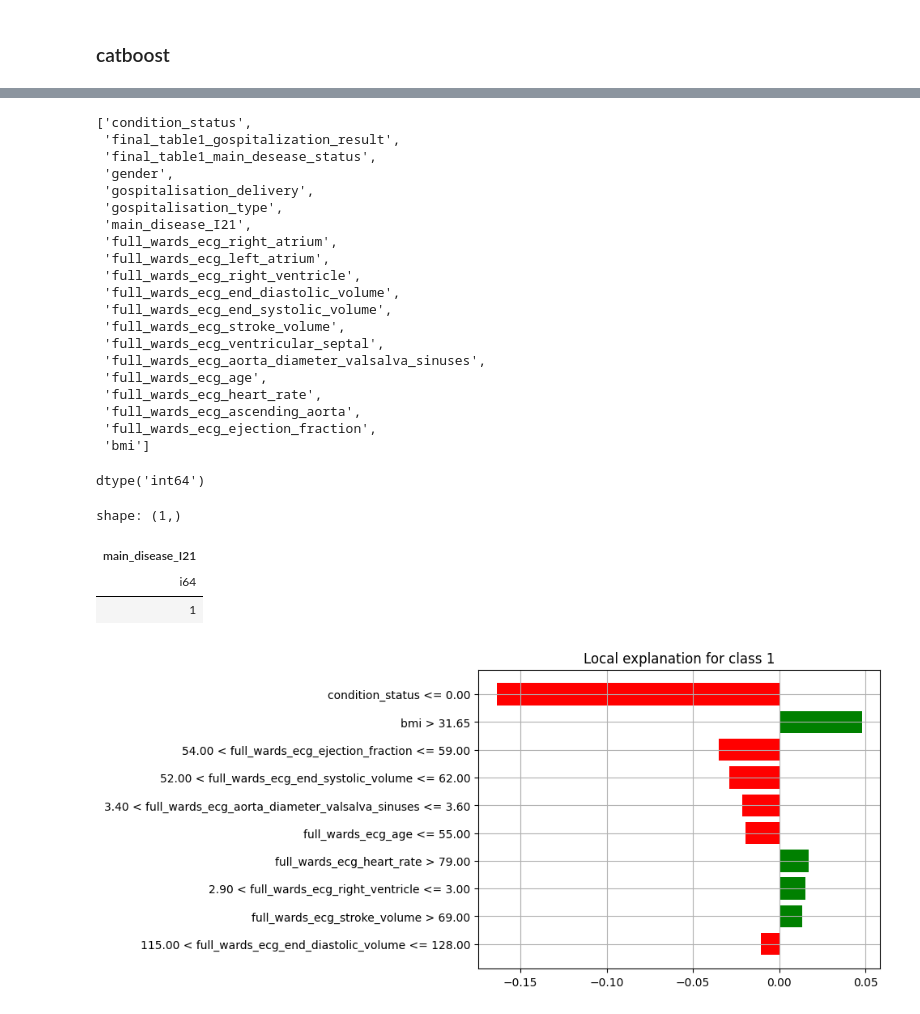
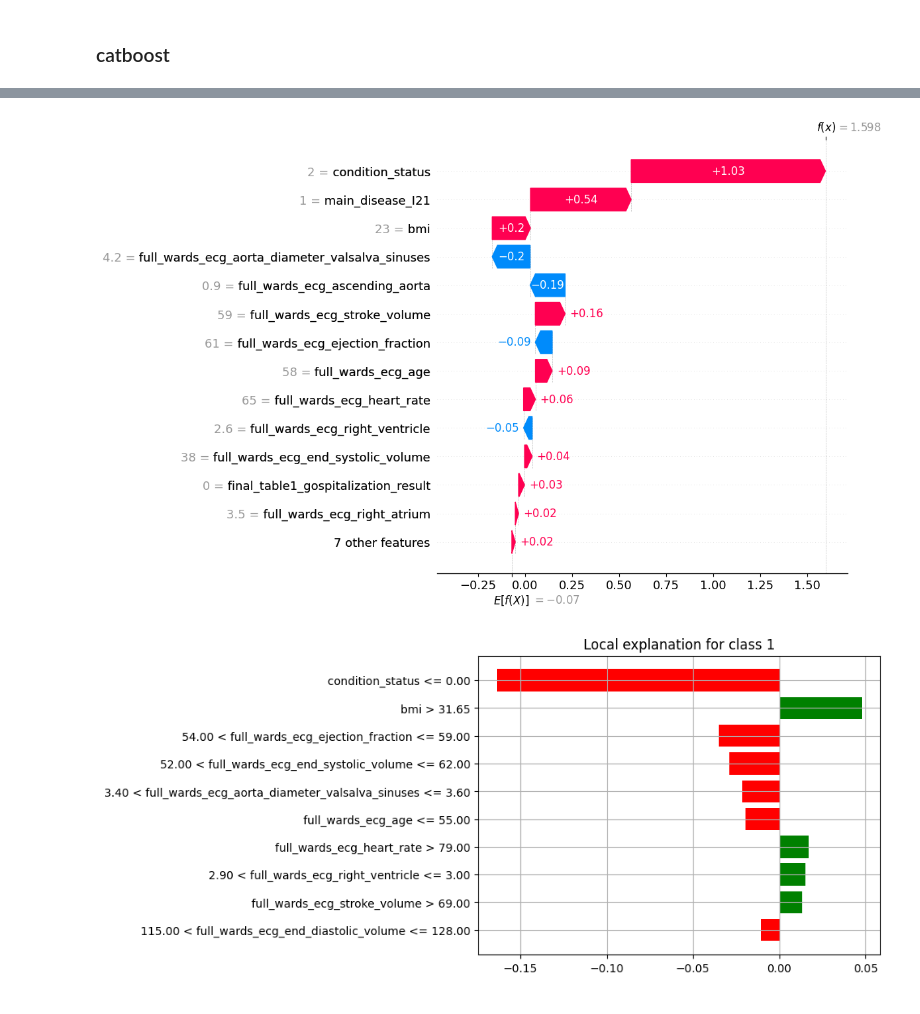
Before and after one commit to KonstantinBurkin/parse-records, a Jupyter notebook: notebooks/8.1_make_models.ipynb, the cells around one changed output, grey strips where cells are left out. Saved outputs shown, nothing was run; the diff lists cells and outputs as text; code cells hidden in the pictures.

```diff
--- a/notebooks/8.1_make_models.ipynb
+++ b/notebooks/8.1_make_models.ipynb
@@ -164,38 +166,7 @@ plt.show()
-# %%
-X_train.columns
-# %% [output]
-['condition_status',
- 'final_table1_gospitalization_result',
- 'final_table1_main_desease_status',
- 'gender',
- 'gospitalisation_delivery',
- 'gospitalisation_type',
- 'main_disease_I21',
- 'full_wards_ecg_right_atrium',
- 'full_wards_ecg_left_atrium',
- 'full_wards_ecg_right_ventricle',
- 'full_wards_ecg_end_diastolic_volume',
- 'full_wards_ecg_end_systolic_volume',
- 'full_wards_ecg_stroke_volume',
- 'full_wards_ecg_ventricular_septal',
- 'full_wards_ecg_aorta_diameter_valsalva_sinuses',
- 'full_wards_ecg_age',
- 'full_wards_ecg_heart_rate',
- 'full_wards_ecg_ascending_aorta',
- 'full_wards_ecg_ejection_fraction',
- 'bmi']
-# %%
-X_train["main_disease_I21"].to_pandas().dtype
-# %% [output]
-dtype('int64')
-# %%
-X_test[0]["main_disease_I21"]
-# .astype(X_train["main_disease_I21"].to_pandas().dtype)
-# %% [output]
-shape: (1,)
-| main_disease_I21 |
-| i64 |
-| 1 |
+# %%
+shap.plots.waterfall(shap_values[0], max_display=14)
+# %% [output]
+[figure, added]
 # %%
 import lime
 
```
Also changed, not shown: parts of 31 cells of this notebook.
